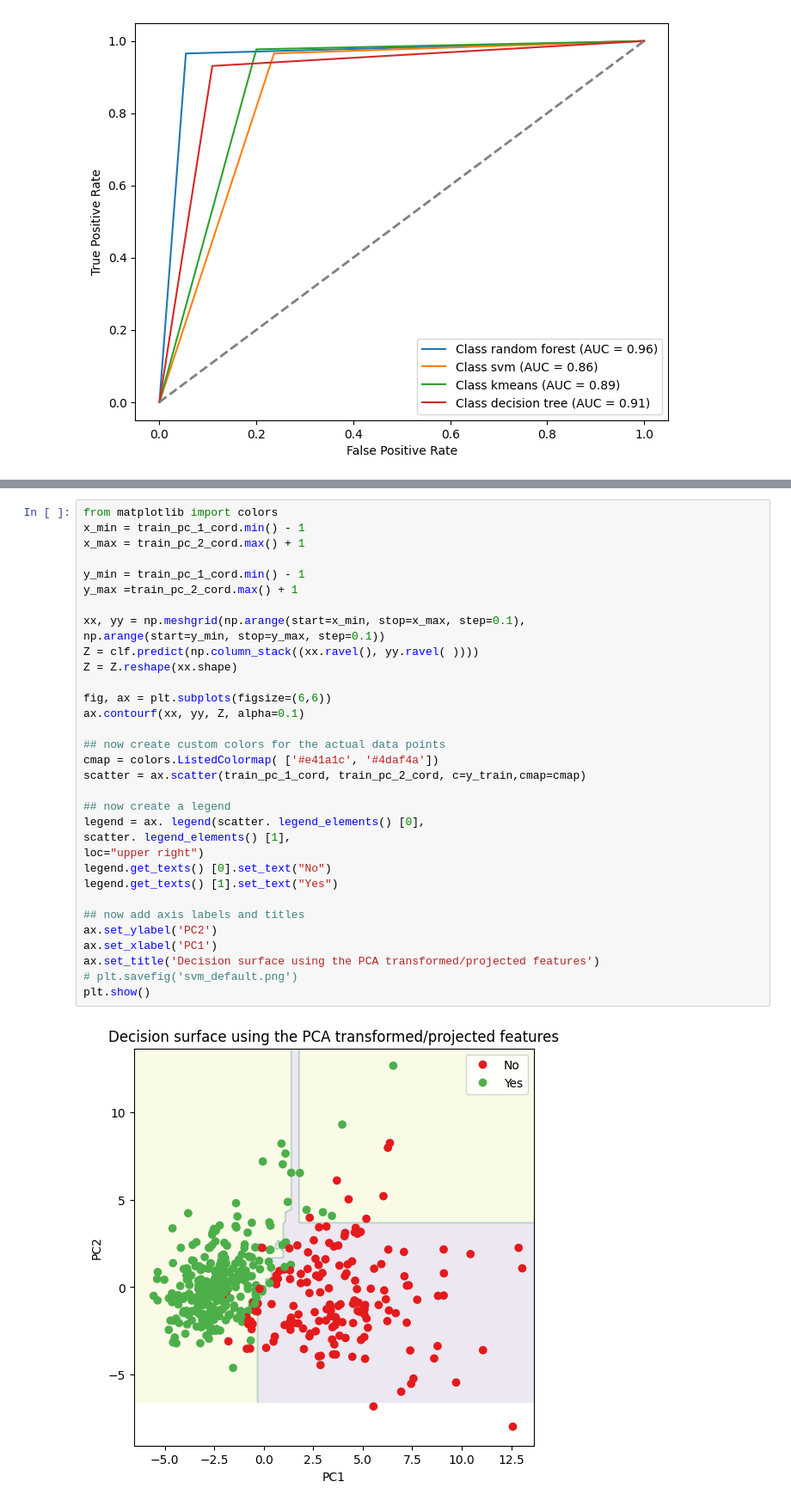
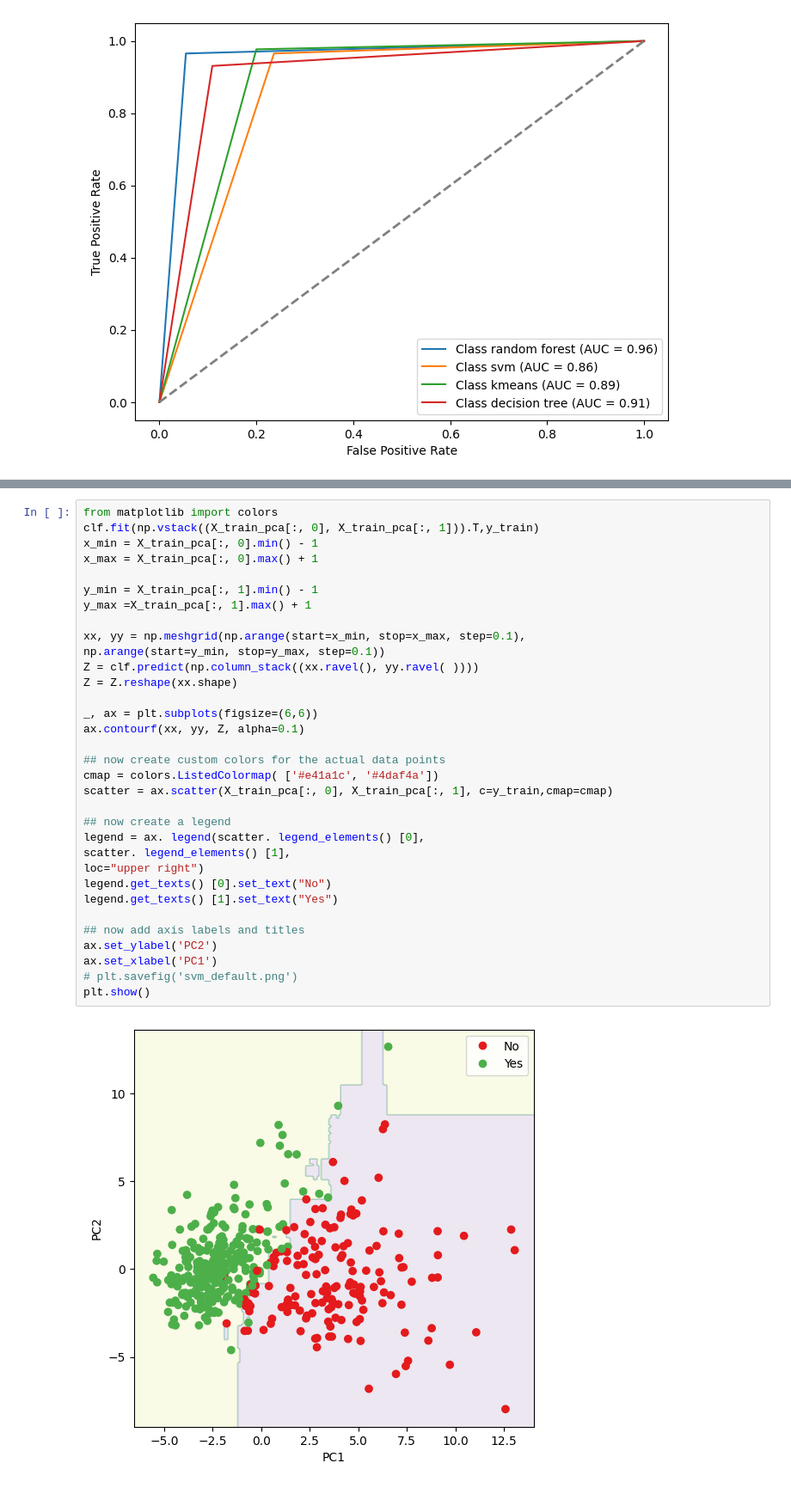
Before and after one commit to tohidnoori/Decision-tree-and-random-forest-ml-python, a Jupyter notebook: random-forest/random-forest-breast-cancer.ipynb, the cells around one changed output, grey strips where cells are left out. Shown at 86% size. Saved outputs shown, nothing was run; the diff lists cells and outputs as text.

```diff
--- a/random-forest/random-forest-breast-cancer.ipynb
+++ b/random-forest/random-forest-breast-cancer.ipynb
@@ -159,35 +146,35 @@ RandomForestClassifier(random_state=42)
 # %%
 from matplotlib import colors
-x_min = train_pc_1_cord.min() - 1
-x_max = train_pc_2_cord.max() + 1
+clf.fit(np.vstack((X_train_pca[:, 0], X_train_pca[:, 1])).T,y_train)
+x_min = X_train_pca[:, 0].min() - 1
+x_max = X_train_pca[:, 0].max() + 1
 
-y_min = train_pc_1_cord.min() - 1
-y_max =train_pc_2_cord.max() + 1
+y_min = X_train_pca[:, 1].min() - 1
+y_max =X_train_pca[:, 1].max() + 1
 
 xx, yy = np.meshgrid(np.arange(start=x_min, stop=x_max, step=0.1),
 np.arange(start=y_min, stop=y_max, step=0.1))
 Z = clf.predict(np.column_stack((xx.ravel(), yy.ravel( ))))
 Z = Z.reshape(xx.shape)
 
-fig, ax = plt.subplots(figsize=(6,6))
+_, ax = plt.subplots(figsize=(6,6))
 ax.contourf(xx, yy, Z, alpha=0.1)
 
 ## now create custom colors for the actual data points
 cmap = colors.ListedColormap( ['#e41a1c', '#4daf4a'])
-scatter = ax.scatter(train_pc_1_cord, train_pc_2_cord, c=y_train,cmap=cmap)
+scatter = ax.scatter(X_train_pca[:, 0], X_train_pca[:, 1], c=y_train,cmap=cmap)
 
 ## now create a legend
 legend = ax. legend(scatter. legend_elements() [0],
 scatter. legend_elements() [1],
 loc="upper right")
 legend.get_texts() [0].set_text("No")
 legend.get_texts() [1].set_text("Yes")
 
 ## now add axis labels and titles
 ax.set_ylabel('PC2')
 ax.set_xlabel('PC1')
-ax.set_title('Decision surface using the PCA transformed/projected features')
 # plt.savefig('svm_default.png')
 plt.show()
 # %% [output]
-[figure, old version]
+[figure, new version]
```
Also changed, not shown: parts of 4 cells of this notebook.
